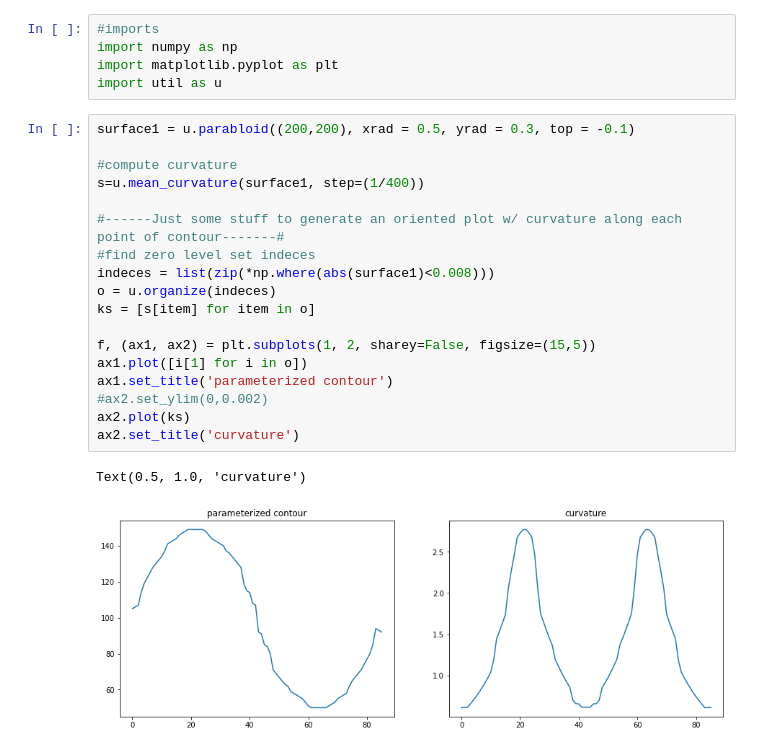
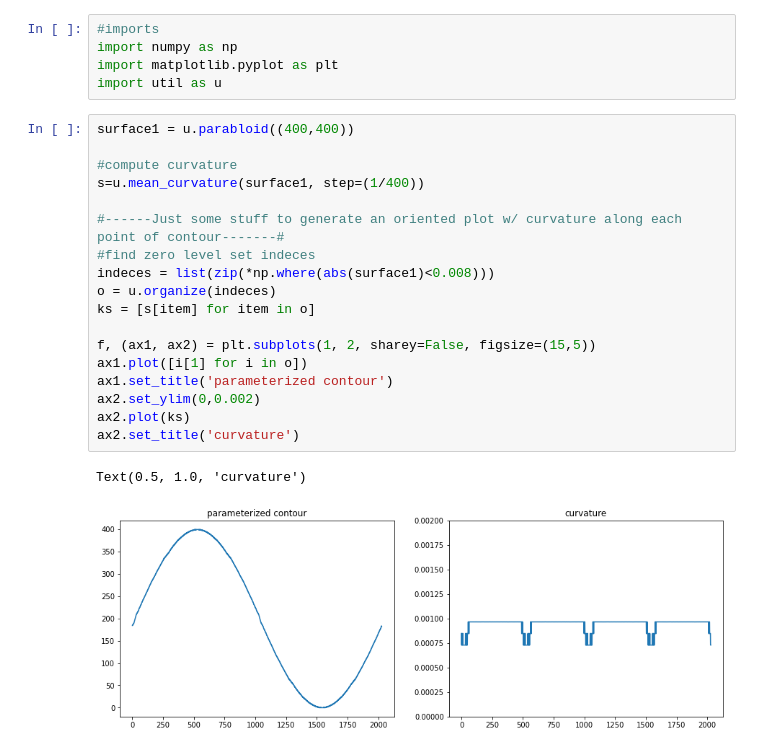
Before and after one commit to nnethercott/Capstone, a Jupyter notebook: arclength.ipynb, the cells around one changed output. Saved outputs shown, nothing was run; the diff lists cells and outputs as text.

```diff
--- a/arclength.ipynb
+++ b/arclength.ipynb
@@ -4,24 +4,24 @@ import numpy as np
 import matplotlib.pyplot as plt
 import util as u
 # %%
-surface1 = u.parabloid((200,200), xrad = 0.5, yrad = 0.3, top = -0.1)
+surface1 = u.parabloid((400,400))
 
 #compute curvature
 s=u.mean_curvature(surface1, step=(1/400))
 
 #------Just some stuff to generate an oriented plot w/ curvature along each point of contour-------#
 #find zero level set indeces
 indeces = list(zip(*np.where(abs(surface1)<0.008)))
 o = u.organize(indeces)
 ks = [s[item] for item in o]
 
 f, (ax1, ax2) = plt.subplots(1, 2, sharey=False, figsize=(15,5))
 ax1.plot([i[1] for i in o])
 ax1.set_title('parameterized contour')
-#ax2.set_ylim(0,0.002)
+ax2.set_ylim(0,0.002)
 ax2.plot(ks)
 ax2.set_title('curvature')
 # %% [output]
 Text(0.5, 1.0, 'curvature')
-[figure, old version]
+[figure, new version]
 # %%
```
Also changed, not shown: parts of 8 cells of this notebook, 1 other file.
